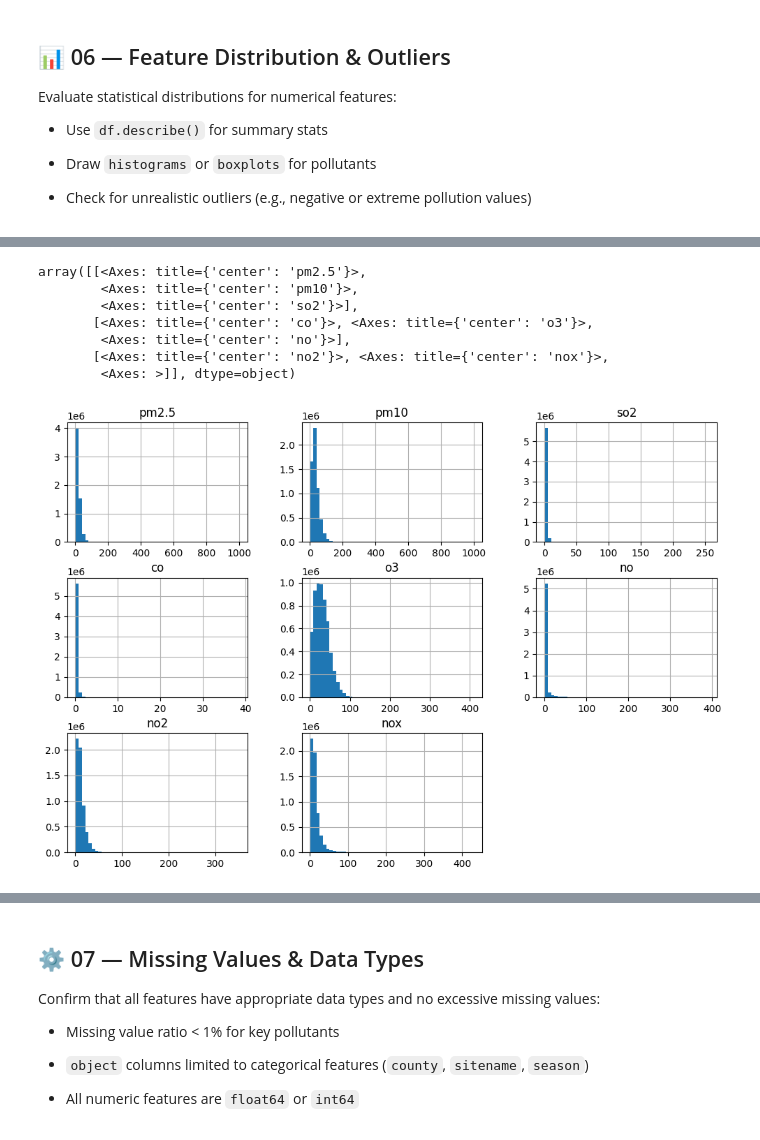
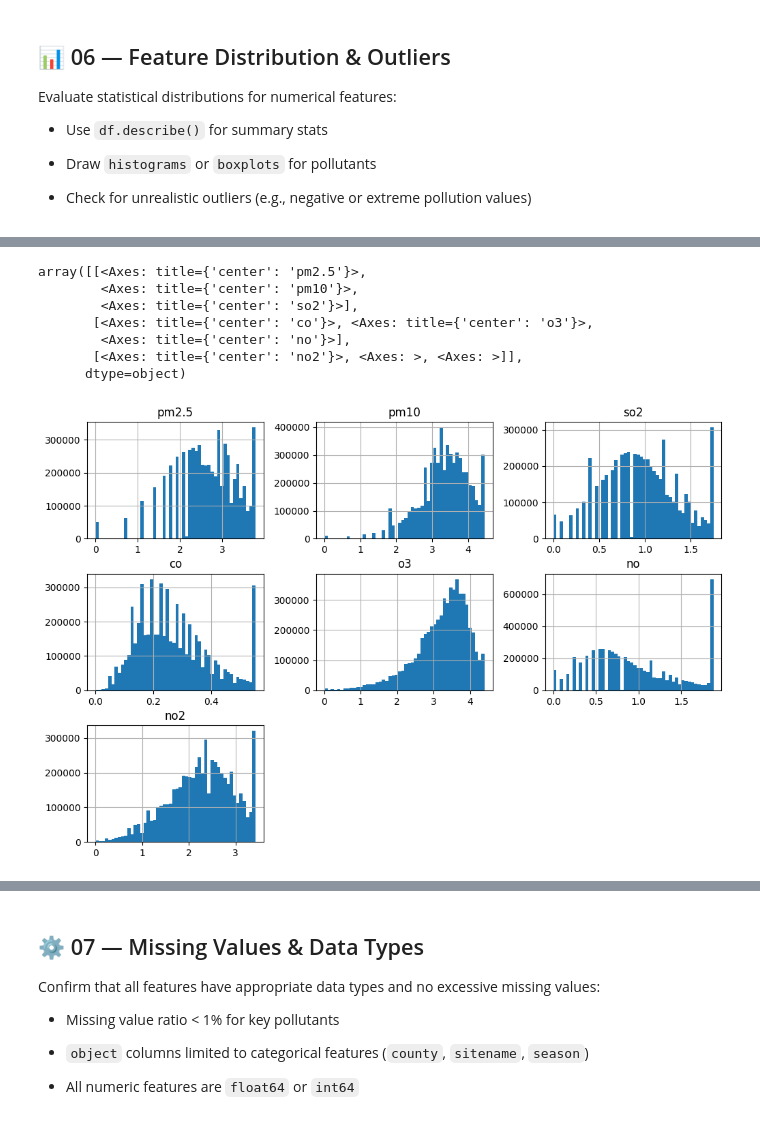
Before and after one commit to chgwyellow/air_pollution_analysis, a Jupyter notebook: notebook/02_feature_check.ipynb, the cells around one changed output, grey strips where cells are left out. Drawn from its saved outputs; the diff is of its cells as text; code cells hidden in the pictures.

```diff
--- a/notebook/02_feature_check.ipynb
+++ b/notebook/02_feature_check.ipynb
@@ -30,0 +36,2 @@ df = load_cleaned_data("Taiwan")
+# %%
+df = clip_pollutants(df)
@@ -33,3 +42,5 @@ df = add_rolling_features(df)
 # %% [output]
 ⚠️ Skipping nox due to NO + NO2 already exist.
 ✅ Rolling features added.
+# %%
+df = handle_outliers_iqr(df)
@@ -35,0 +49,2 @@ df = add_rolling_features(df)
+# %%
+df = log_transform_features(df)
@@ -222,19 +239,19 @@ df.describe().T
 # %%
-cols = ["pm2.5", "pm10", "so2", "co", "o3", "no", "no2", "nox"]
+cols = ["pm2.5", "pm10", "so2", "co", "o3", "no", "no2"]
 for c in cols:
     if c in df.columns:
         df[c] = df[c].clip(lower=0, upper=1000)
 
 df[cols].hist(bins=50, figsize=(12, 8))
 # %% [output]
 array([[<Axes: title={'center': 'pm2.5'}>,
         <Axes: title={'center': 'pm10'}>,
         <Axes: title={'center': 'so2'}>],
        [<Axes: title={'center': 'co'}>, <Axes: title={'center': 'o3'}>,
         <Axes: title={'center': 'no'}>],
-       [<Axes: title={'center': 'no2'}>, <Axes: title={'center': 'nox'}>,
-        <Axes: >]], dtype=object)
+       [<Axes: title={'center': 'no2'}>, <Axes: >, <Axes: >]],
+      dtype=object)
-[figure, old version]
+[figure, new version]
 # %%
 sns.boxplot(data=df, x="season", y="pm2.5")
 # %% [output]
```
Also changed, not shown: parts of 21 cells of this notebook, 4 other files.
